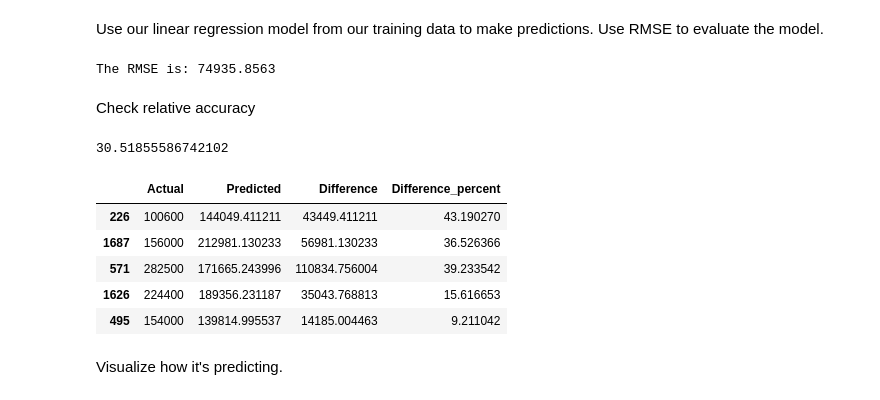
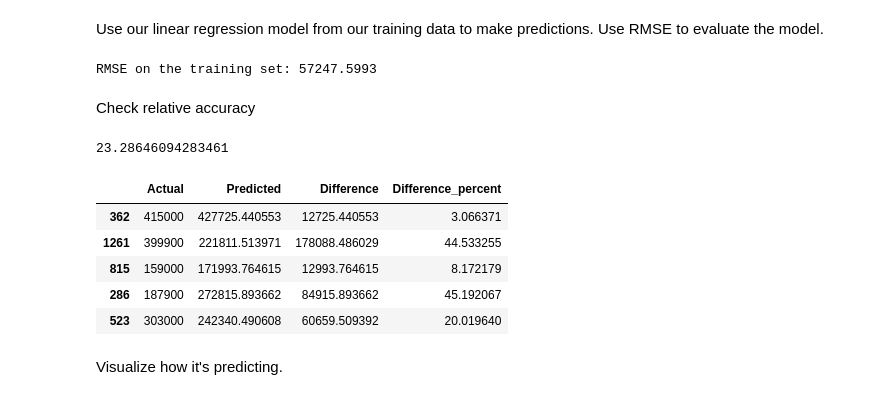
Before and after one commit to jaydenhooper/Predict-House-Prices, a Jupyter notebook: Assignment 1.ipynb, the cells around one changed output. Drawn from its saved outputs; the diff is of its cells as text; code cells hidden in the pictures.

```diff
--- a/Assignment 1.ipynb
+++ b/Assignment 1.ipynb
@@ -350,25 +347,25 @@ def evaluate_model(y, y_predict):
 # %%
-y_train_predict = fit_model(lr_model, X_train, y_train)
-evaluate_model(y_train, y_train_predict)
+y_train_predicted = lr_model.predict(X_train)
+evaluate_model(y_train, y_train_predicted)
 # %% [output]
-The RMSE is: 74935.8563
+RMSE on the training set: 57247.5993
 # %% [markdown]
 Check relative accuracy
 # %%
 def summarize_results(y_train, y_train_predict):
     return pd.DataFrame({'Actual': y_train, 'Predicted': y_train_predict,
                         'Difference': abs(y_train - y_train_predict),
                         'Difference_percent': (abs(y_train - y_train_predict)/y_train*100)})
-results = summarize_results(y_train, y_train_predict)
+results = summarize_results(y_train, y_train_predicted)
 print((results['Difference_percent'].mean()))
 results.sample(5)
 # %% [output]
-30.51855586742102
+23.28646094283461
 |  | Actual | Predicted | Difference | Difference_percent |
-| 226 | 100600 | 144049.411211 | 43449.411211 | 43.190270 |
-| 1687 | 156000 | 212981.130233 | 56981.130233 | 36.526366 |
-| 571 | 282500 | 171665.243996 | 110834.756004 | 39.233542 |
-| 1626 | 224400 | 189356.231187 | 35043.768813 | 15.616653 |
-| 495 | 154000 | 139814.995537 | 14185.004463 | 9.211042 |
+| 362 | 415000 | 427725.440553 | 12725.440553 | 3.066371 |
+| 1261 | 399900 | 221811.513971 | 178088.486029 | 44.533255 |
+| 815 | 159000 | 171993.764615 | 12993.764615 | 8.172179 |
+| 286 | 187900 | 272815.893662 | 84915.893662 | 45.192067 |
+| 523 | 303000 | 242340.490608 | 60659.509392 | 20.019640 |
 # %% [markdown]
 Visualize how it's predicting.
```
Also changed, not shown: parts of 15 cells of this notebook, 1 other file.
